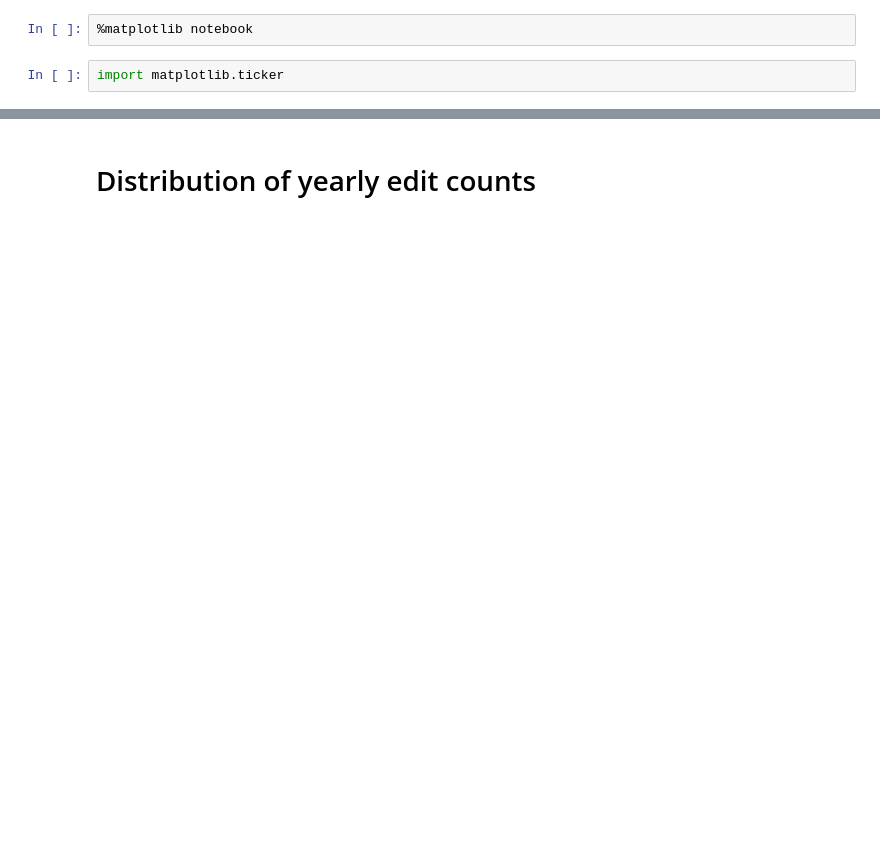
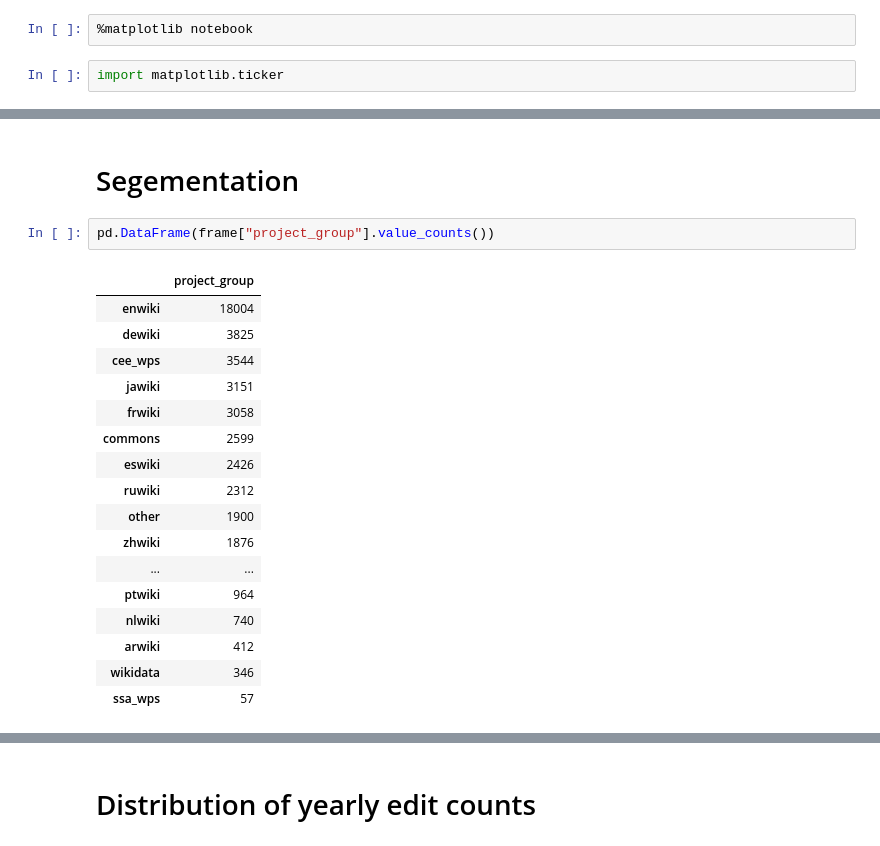
Before and after one commit to wikimedia-research/Community-Insights-sampling, a Jupyter notebook: population-analysis.ipynb, the cells around one changed output, grey strips where cells are left out. Drawn from its saved outputs; the diff is of its cells as text; blank space fills up the shorter version.

```diff
--- a/population-analysis.ipynb
+++ b/population-analysis.ipynb
@@ -14,0 +15,22 @@ frame.head()
+# %% [markdown]
+# Segementation
+# %%
+pd.DataFrame(frame["project_group"].value_counts())
+# %% [output]
+|  | project_group |
+| enwiki | 18004 |
+| dewiki | 3825 |
+| cee_wps | 3544 |
+| jawiki | 3151 |
+| frwiki | 3058 |
+| commons | 2599 |
+| eswiki | 2426 |
+| ruwiki | 2312 |
+| other | 1900 |
+| zhwiki | 1876 |
+| ... | ... |
+| ptwiki | 964 |
+| nlwiki | 740 |
+| arwiki | 412 |
+| wikidata | 346 |
+| ssa_wps | 57 |
```
Also changed, not shown: parts of 10 cells of this notebook, 1 other file.
